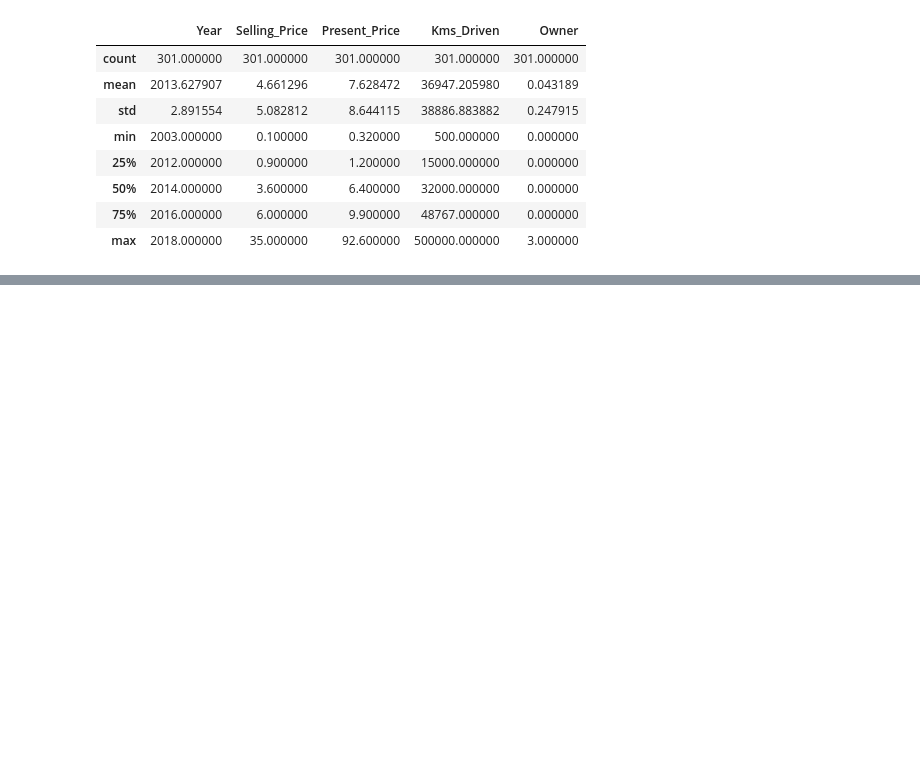
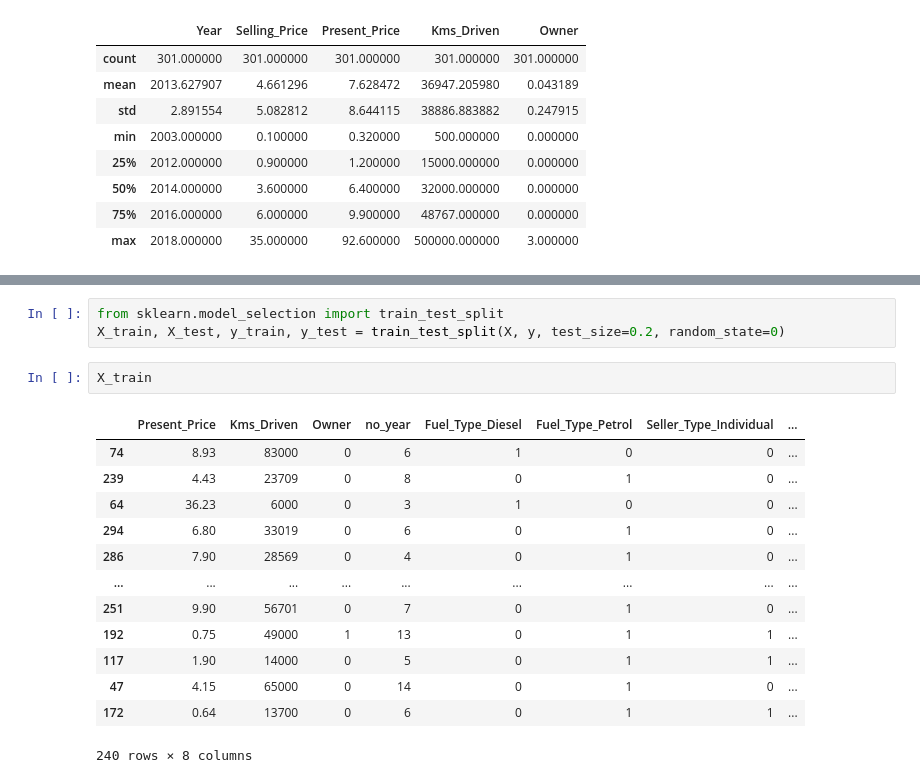
Before and after one commit to niyazakibkhan/Car-Price-Prediction, a Jupyter notebook: Car Price Prediction.ipynb, the cells around one changed output, grey strips where cells are left out. Saved outputs shown, nothing was run; the diff lists cells and outputs as text; blank space fills up the shorter version.

```diff
--- a/Car Price Prediction.ipynb
+++ b/Car Price Prediction.ipynb
@@ -54,0 +204,19 @@ df.describe()
+# %%
+from sklearn.model_selection import train_test_split
+X_train, X_test, y_train, y_test = train_test_split(X, y, test_size=0.2, random_state=0)
+# %%
+X_train
+# %% [output]
+|  | Present_Price | Kms_Driven | Owner | no_year | Fuel_Type_Diesel | Fuel_Type_Petrol | Seller_Type_Individual | ... |
+| 74 | 8.93 | 83000 | 0 | 6 | 1 | 0 | 0 | ... |
+| 239 | 4.43 | 23709 | 0 | 8 | 0 | 1 | 0 | ... |
+| 64 | 36.23 | 6000 | 0 | 3 | 1 | 0 | 0 | ... |
+| 294 | 6.80 | 33019 | 0 | 6 | 0 | 1 | 0 | ... |
+| 286 | 7.90 | 28569 | 0 | 4 | 0 | 1 | 0 | ... |
+| ... | ... | ... | ... | ... | ... | ... | ... | ... |
+| 251 | 9.90 | 56701 | 0 | 7 | 0 | 1 | 0 | ... |
+| 192 | 0.75 | 49000 | 1 | 13 | 0 | 1 | 1 | ... |
+| 117 | 1.90 | 14000 | 0 | 5 | 0 | 1 | 1 | ... |
+| 47 | 4.15 | 65000 | 0 | 14 | 0 | 1 | 0 | ... |
+| 172 | 0.64 | 13700 | 0 | 6 | 0 | 1 | 1 | ... |
+240 rows × 8 columns
```
Also changed, not shown: parts of 25 cells of this notebook.
